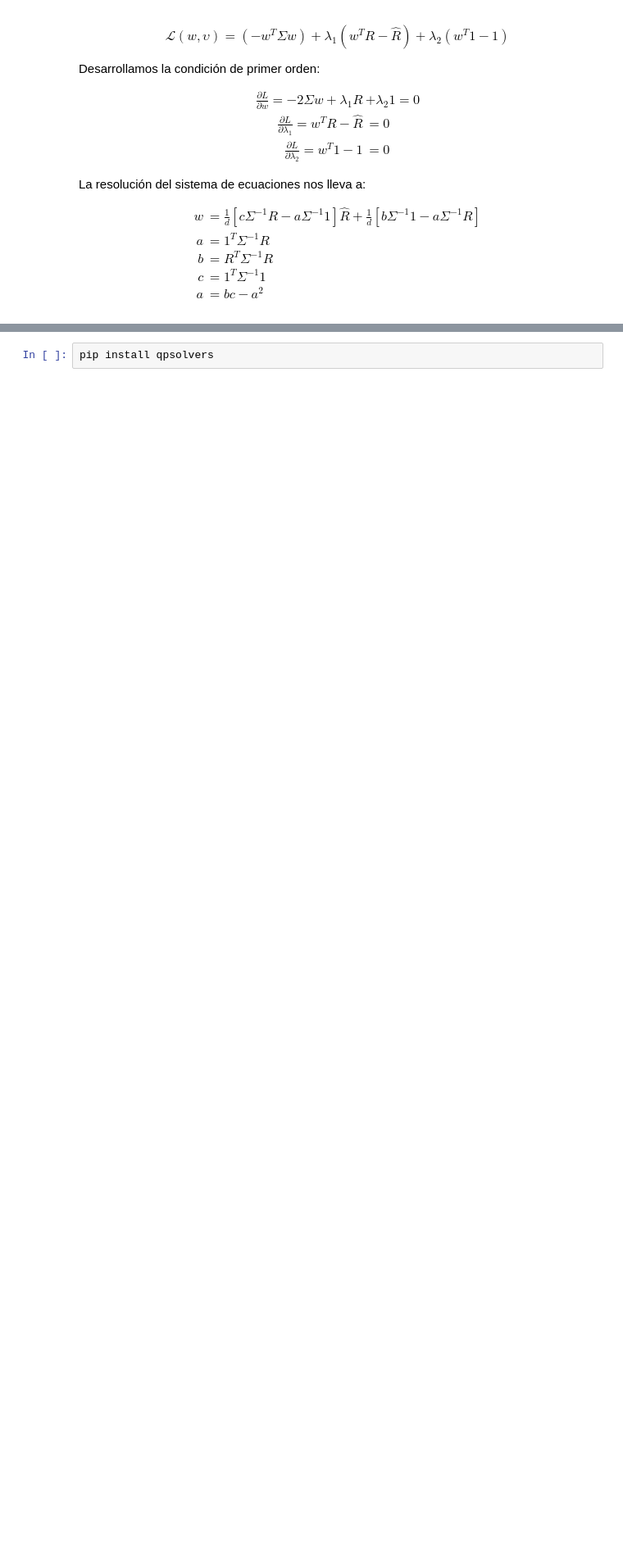
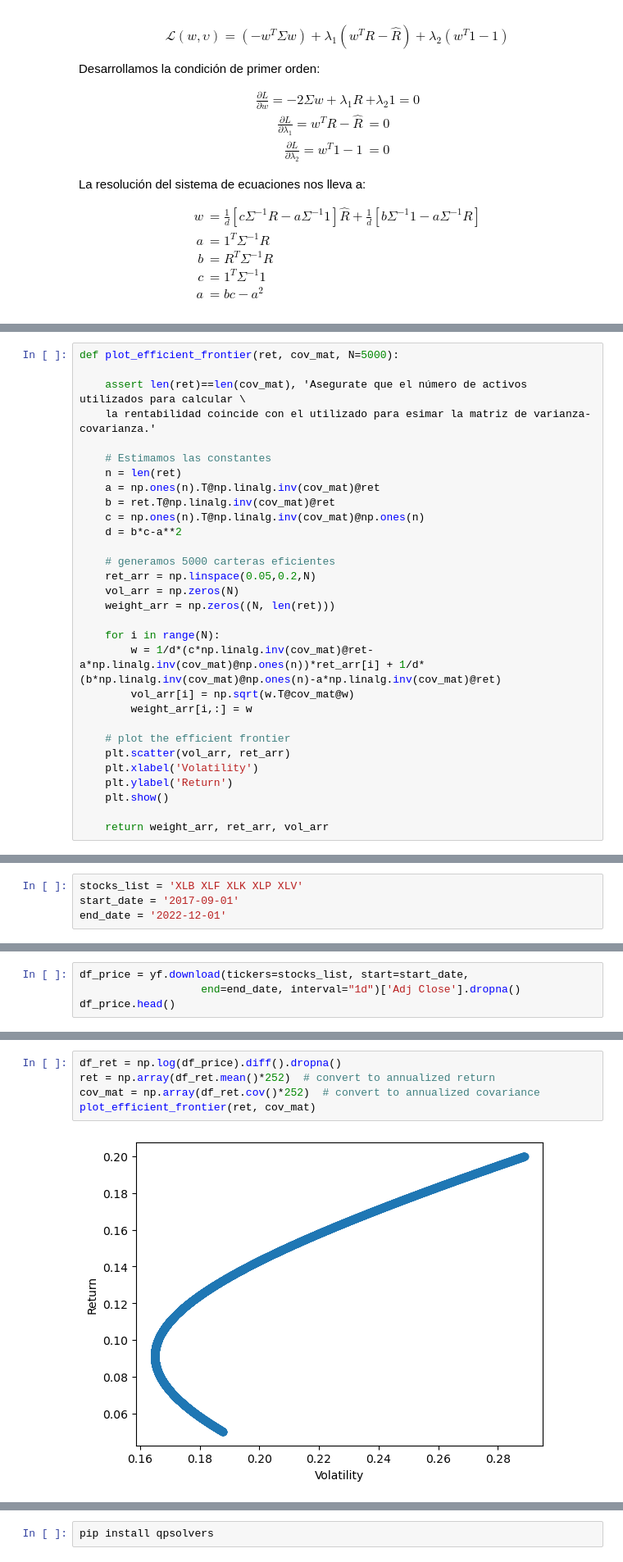
Before and after one commit to alfonso-santos/Python-aplicado-gestion-carteras, a Jupyter notebook: Tema_2/source/2.3. Carteras eficientes.ipynb, the cells around one changed output, grey strips where cells are left out. Shown at 82% size. Saved outputs shown, nothing was run; the diff lists cells and outputs as text; blank space fills up the shorter version.

```diff
--- a/Tema_2/source/2.3. Carteras eficientes.ipynb
+++ b/Tema_2/source/2.3. Carteras eficientes.ipynb
@@ -136,0 +126,30 @@ $$\Sigma w - \upsilon i=0 \Longrightarrow w=\upsilon\Sigma^{-1}i$$
+# %%
+def plot_efficient_frontier(ret, cov_mat, N=5000):
+
+    assert len(ret)==len(cov_mat), 'Asegurate que el número de activos utilizados para calcular \
+    la rentabilidad coincide con el utilizado para esimar la matriz de varianza-covarianza.'
+
+    # Estimamos las constantes
+    n = len(ret)
+    a = np.ones(n).T@np.linalg.inv(cov_mat)@ret
+    b = ret.T@np.linalg.inv(cov_mat)@ret
+    c = np.ones(n).T@np.linalg.inv(cov_mat)@np.ones(n)
+    d = b*c-a**2
+
+    # generamos 5000 carteras eficientes
+    ret_arr = np.linspace(0.05,0.2,N)
+    vol_arr = np.zeros(N)
+    weight_arr = np.zeros((N, len(ret)))
+
+    for i in range(N):
+        w = 1/d*(c*np.linalg.inv(cov_mat)@ret-a*np.linalg.inv(cov_mat)@np.ones(n))*ret_arr[i] + 1/d*(b*np.linalg.inv(cov_mat)@np.ones(n)-a*np.linalg.inv(cov_mat)@ret)
+        vol_arr[i] = np.sqrt(w.T@cov_mat@w)
+        weight_arr[i,:] = w
+
+    # plot the efficient frontier
+    plt.scatter(vol_arr, ret_arr)
+    plt.xlabel('Volatility')
+    plt.ylabel('Return')
+    plt.show()
+
+    return weight_arr, ret_arr, vol_arr
@@ -136,0 +158,4 @@ $$\Sigma w - \upsilon i=0 \Longrightarrow w=\upsilon\Sigma^{-1}i$$
+# %%
+stocks_list = 'XLB XLF XLK XLP XLV'
+start_date = '2017-09-01'
+end_date = '2022-12-01'
@@ -136,0 +164,4 @@ $$\Sigma w - \upsilon i=0 \Longrightarrow w=\upsilon\Sigma^{-1}i$$
+# %%
+df_price = yf.download(tickers=stocks_list, start=start_date,
+                   end=end_date, interval="1d")['Adj Close'].dropna()
+df_price.head()
@@ -136,0 +179,7 @@ $$\Sigma w - \upsilon i=0 \Longrightarrow w=\upsilon\Sigma^{-1}i$$
+# %%
+df_ret = np.log(df_price).diff().dropna()
+ret = np.array(df_ret.mean()*252)  # convert to annualized return
+cov_mat = np.array(df_ret.cov()*252)  # convert to annualized covariance
+plot_efficient_frontier(ret, cov_mat)
+# %% [output]
+[figure, added]
```
Also changed, not shown: parts of 11 cells of this notebook.
